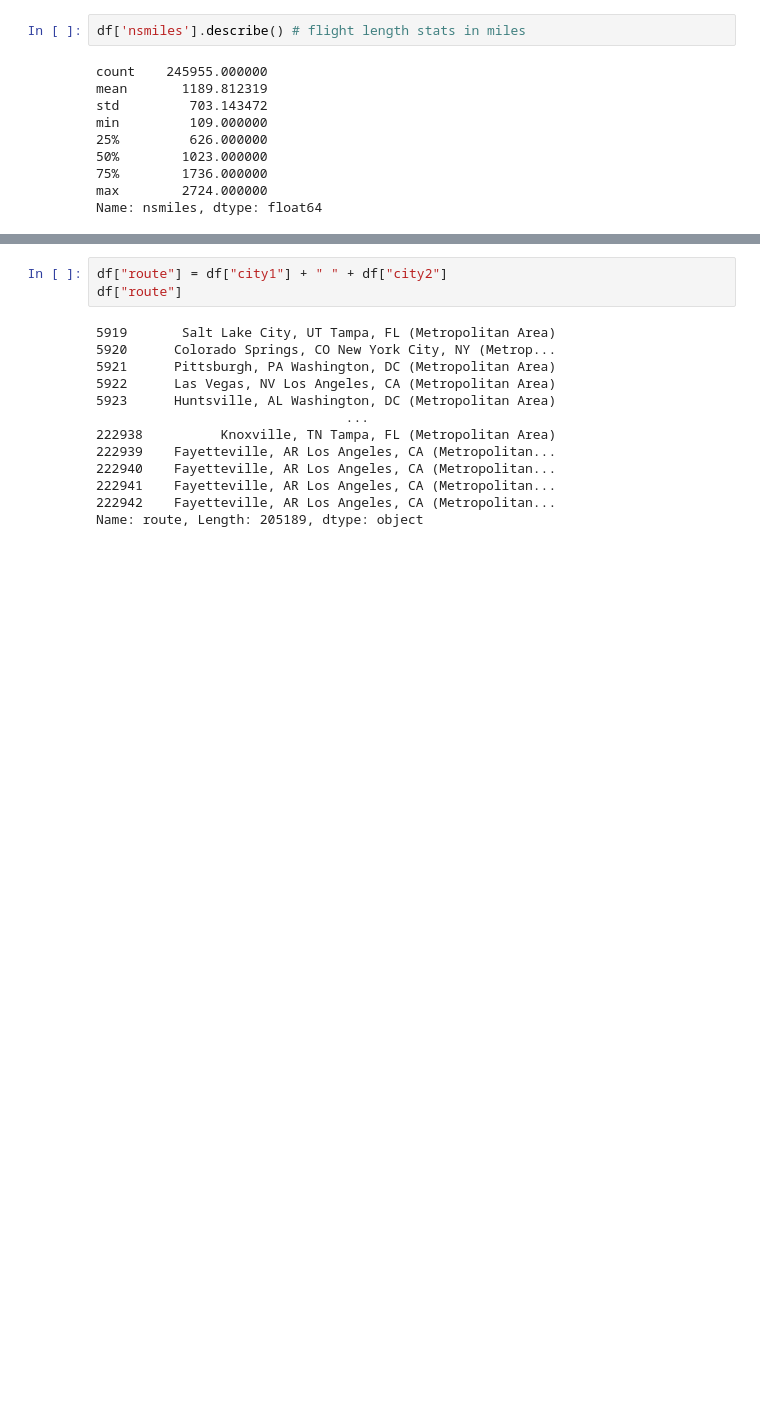
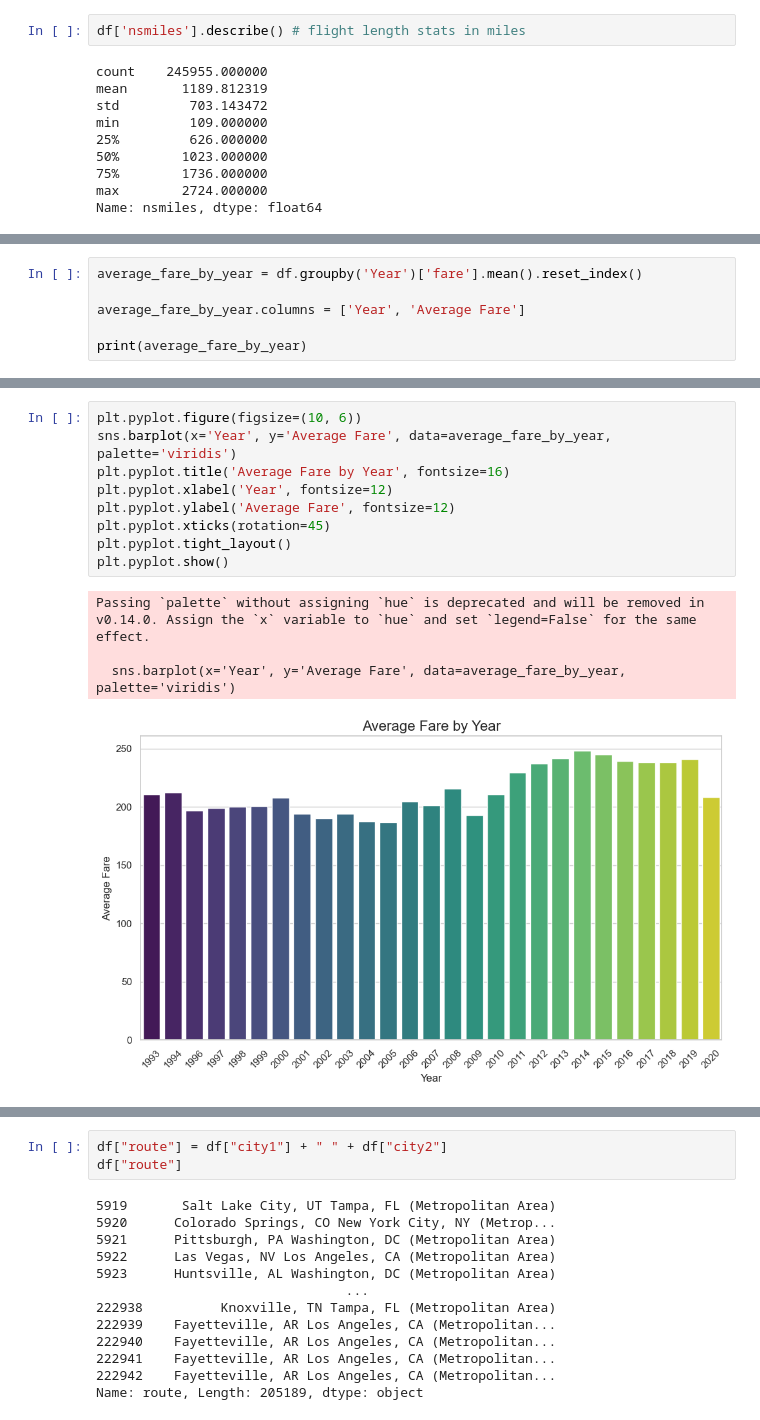
Before and after one commit to lcbean/flight-price-model, a Jupyter notebook: main.ipynb, the cells around one changed output, grey strips where cells are left out. Saved outputs shown, nothing was run; the diff lists cells and outputs as text; blank space fills up the shorter version.

```diff
--- a/main.ipynb
+++ b/main.ipynb
@@ -168,0 +345,6 @@ df[df.duplicated()].head()
+# %%
+average_fare_by_year = df.groupby('Year')['fare'].mean().reset_index()
+
+average_fare_by_year.columns = ['Year', 'Average Fare']
+
+print(average_fare_by_year)
@@ -168,0 +369,14 @@ df[df.duplicated()].head()
+# %%
+plt.pyplot.figure(figsize=(10, 6))
+sns.barplot(x='Year', y='Average Fare', data=average_fare_by_year, palette='viridis')
+plt.pyplot.title('Average Fare by Year', fontsize=16)
+plt.pyplot.xlabel('Year', fontsize=12)
+plt.pyplot.ylabel('Average Fare', fontsize=12)
+plt.pyplot.xticks(rotation=45)
+plt.pyplot.tight_layout()
+plt.pyplot.show()
+# %% [output]
+Passing `palette` without assigning `hue` is deprecated and will be removed in v0.14.0. Assign the `x` variable to `hue` and set `legend=False` for the same effect.
+
+  sns.barplot(x='Year', y='Average Fare', data=average_fare_by_year, palette='viridis')
+[figure, added]
```
Also changed, not shown: parts of 46 cells of this notebook.
